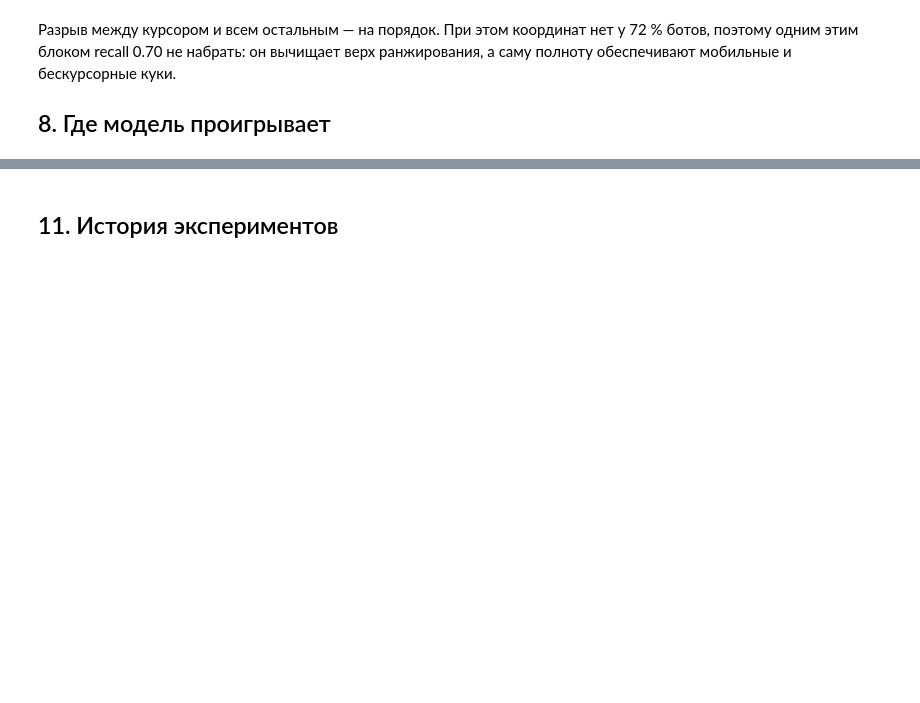
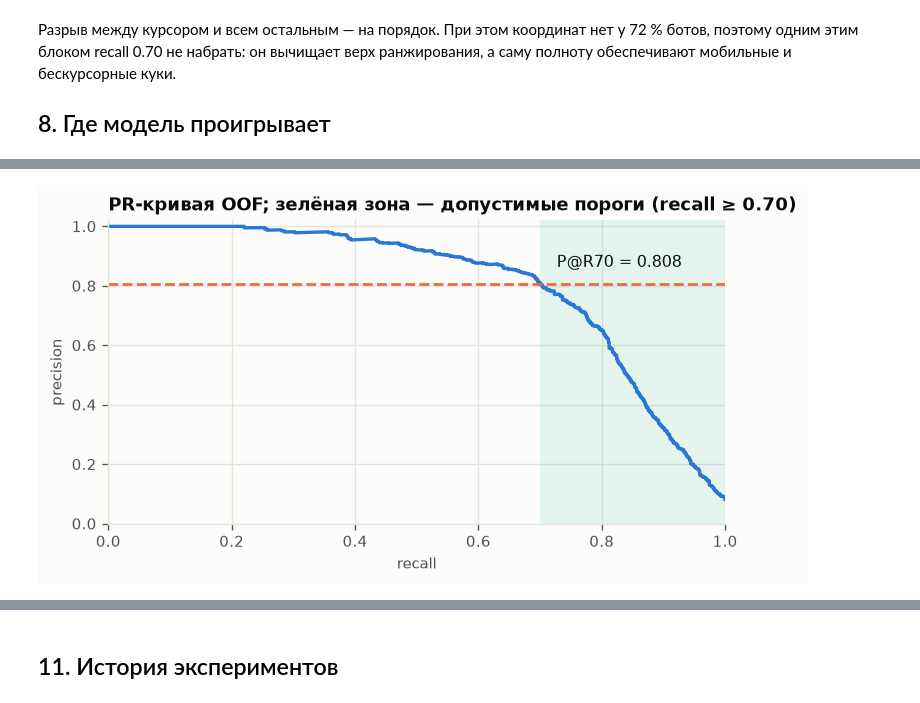
Before and after one commit to dkorbelainen/avito-antibot, a Jupyter notebook: solution.ipynb, the cells around one changed output, grey strips where cells are left out. Saved outputs shown, nothing was run; the diff lists cells and outputs as text; code cells hidden in the pictures; blank space fills up the shorter version.

```diff
--- a/solution.ipynb
+++ b/solution.ipynb
@@ -297,16 +419,16 @@ regime_frame.round(4)
-# %%
-from src.submit import load_spec, search_weights
-
-KINDS = ["lgb", "cat", "xgb"]
-specs = {kind: load_spec(kind, x, y, folds) for kind in KINDS}
-oof = {}
-for kind, spec in specs.items():
-    res = validate.repeated_cv(spec, x, y, n_seeds=config.N_SEEDS)
-    oof[kind] = res["oof"]
-    print(validate.format_report(f"{kind} (rounds={spec.n_rounds})", res))
-
-weights = search_weights(oof, y)
-oof_blend = rank_average([oof[k] for k in KINDS], [weights[k] for k in KINDS])
-blend_score = validate.score(y, oof_blend)
-print("\nвеса бленда:", weights)
-print("бленд OOF:", {k: round(v, 4) for k, v in blend_score.items()})
+# %%
+from src.ensemble import KINDS, family_oof, search_weights
+
+oof, _, specs = family_oof(KINDS, seeds=config.N_SEEDS, tuned=False, refresh=False)
+for subset in [("lgb",), ("cat",), ("xgb",), KINDS]:
+    part = {k: oof[k] for k in subset}
+    weights, subset_score = search_weights(part, y)
+    shown = " ".join(f"{k}:{weights[k]:.2f}" for k in subset)
+    print(
+        f"{'+'.join(subset):12s} {shown:30s} "
+        + " ".join(f"{k} {v:.4f}" for k, v in subset_score.items())
+    )
+
+spec = specs["lgb"]
+oof_final = oof["lgb"]
+print(f"\nитоговая модель: LightGBM, {spec.n_rounds} раундов, {x.shape[1]} признаков")
@@ -313,5 +445,7 @@ print("бленд OOF:", {k: round(v, 4) for k, v in blend_score.items()})
 # %%
-plots.pr_curve(y, oof_blend);
+plots.pr_curve(y, oof_final);
+# %% [output]
+[figure, added]
 # %%
 from src.model import feature_gain
 
```
Also changed, not shown: parts of 18 cells of this notebook, 4 other files.
